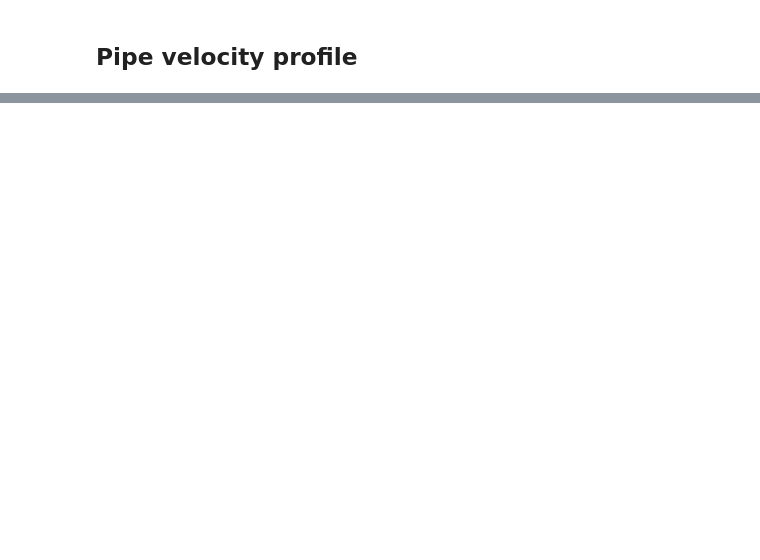
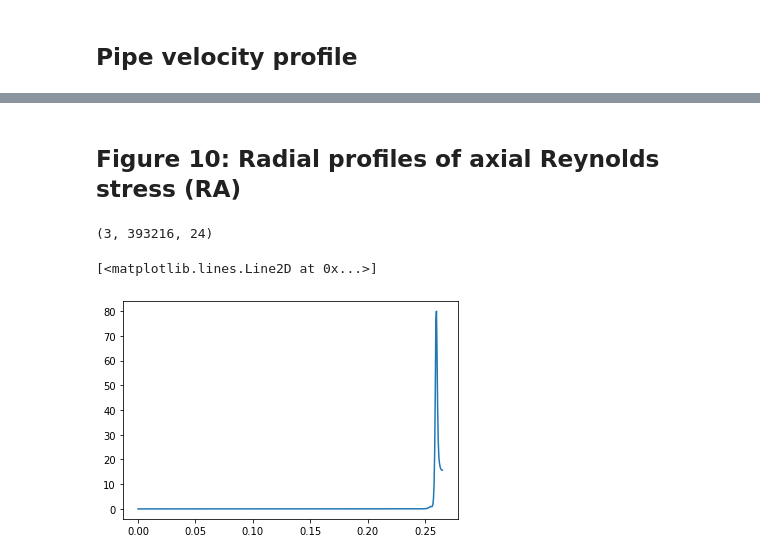
Before and after one commit to mulligatawny/jet-coflow-les, a Jupyter notebook: probe_post_proc.ipynb, the cells around one changed output, grey strips where cells are left out. Saved outputs shown, nothing was run; the diff lists cells and outputs as text; code cells hidden in the pictures; blank space fills up the shorter version.

```diff
--- a/probe_post_proc.ipynb
+++ b/probe_post_proc.ipynb
@@ -172,0 +199,15 @@ ax.grid()
+# %%
+r_half     = np.zeros(3)
+u_fa_infty = np.zeros(3)
+u_fa_cl    = np.zeros(3)
+u_ra_infty = np.zeros(3)
+U_ss       = np.zeros((3,rd_points))
+X_ss       = np.zeros((3,rd_points))
+
+for j in range(3):
+    r_half[j] = (rd_points - np.argmin(np.abs(U_avg[j,:] - U_avg[j,-1]/2)))/rd_points *.265
+    u_fa_infty[j] = U_avg[j,0]
+    u_fa_cl[j] = U_avg[j,-1]
+    u_ra_infty[j] = u_fa_infty[j] # approximation to avoid loading ra data
+    U_ss[j,:] = (U_avg[j,:])/(u_fa_cl[j] - u_fa_infty[j])
+    X_ss[j,:] = X/r_half[j]
@@ -172,0 +252,32 @@ ax.grid()
+# %% [markdown]
+## Figure 10: Radial profiles of axial Reynolds stress (RA)
+# %%
+data1 = np.loadtxt('fig7_1.dat', skiprows=1)
+data2 = np.loadtxt('fig7_2.dat', skiprows=1)
+data3 = np.loadtxt('fig7_3.dat', skiprows=1)
+data = np.stack(((data1, data2, data3)))
+print(np.shape(data))
+# %% [output]
+(3, 393216, 24)
+# %%
+U_avg = np.zeros((3,rd_points))
+R11 = np.zeros((3,rd_points))
+
+for j in range(3):
+
+    U = data[j,:,6]
+    U_last = U[-int(len(U)/time_steps):] # extract last timestep data
+    for i in range(rd_points):
+        U_avg[j,i] = (np.mean(U_last[i*az_points:(i+1)*az_points-1]))
+
+    r11 = data[j,:,-12]
+    r11_last = r11[-int(len(r11)/time_steps):] # extract last timestep data
+    for i in range(rd_points):
+        R11[j,i] = (np.mean(r11_last[i*az_points:(i+1)*az_points-1]))
+
+X = (np.linspace(0, 0.265, rd_points))
+# %%
+plt.plot(X, R11[0,:])
+# %% [output]
+[<matplotlib.lines.Line2D at 0x...>]
+[figure, added]
```
Also changed, not shown: parts of 42 cells of this notebook.
